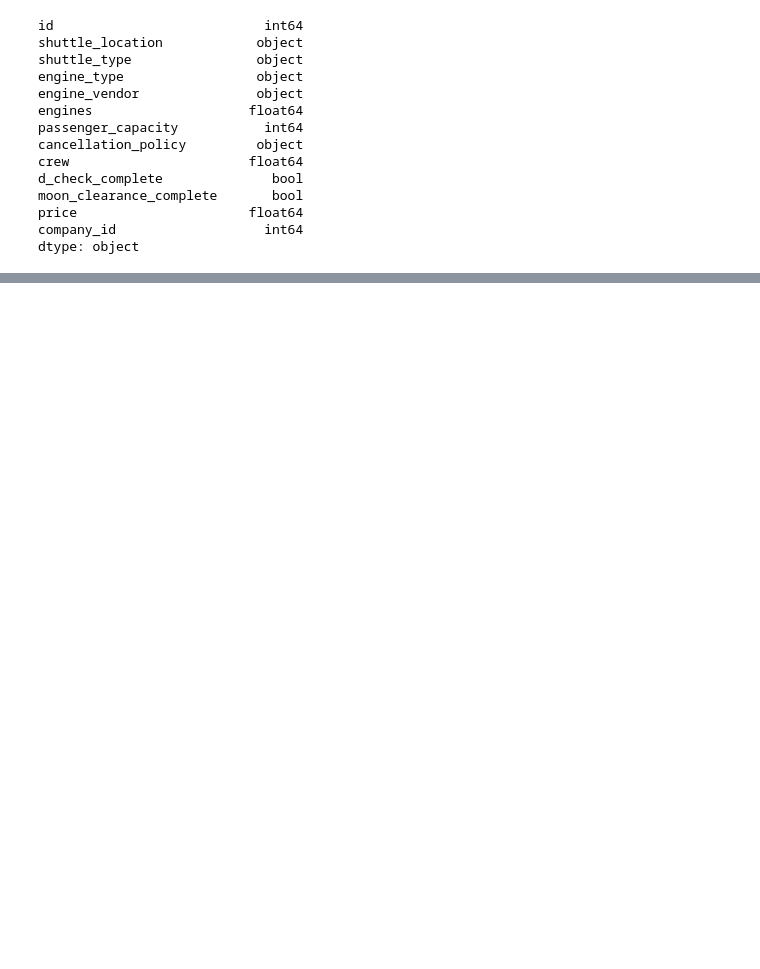
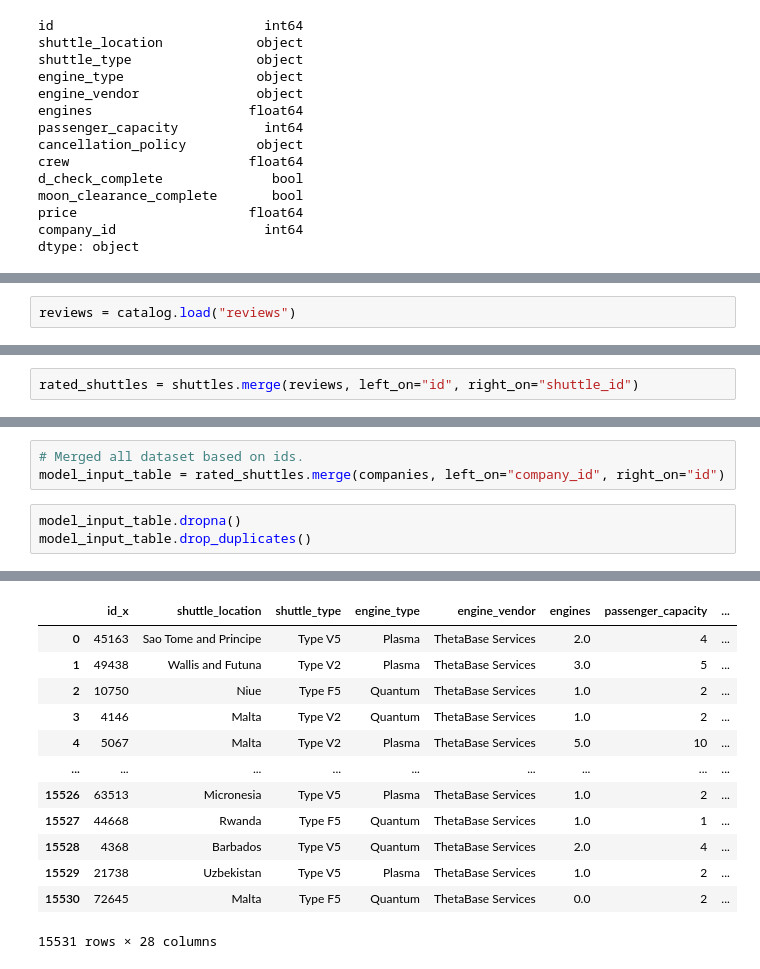
Before and after one commit to danimanabat12/kedros-tuts, a Jupyter notebook: notebooks/data-exploration.ipynb, the cells around one changed output, grey strips where cells are left out. Saved outputs shown, nothing was run; the diff lists cells and outputs as text; blank space fills up the shorter version.

```diff
--- a/notebooks/data-exploration.ipynb
+++ b/notebooks/data-exploration.ipynb
@@ -82,0 +79,2 @@ shuttles.head()
+# %%
+reviews = catalog.load("reviews")
@@ -82,0 +83,2 @@ shuttles.head()
+# %%
+rated_shuttles = shuttles.merge(reviews, left_on="id", right_on="shuttle_id")
@@ -82,0 +95,7 @@ shuttles.head()
+# %%
+# Merged all dataset based on ids.
+model_input_table = rated_shuttles.merge(companies, left_on="company_id", right_on="id")
+# %%
+model_input_table.dropna()
+model_input_table.drop_duplicates()
+# %% [output]
@@ -82,0 +103,13 @@ shuttles.head()
+|  | id_x | shuttle_location | shuttle_type | engine_type | engine_vendor | engines | passenger_capacity | ... |
+| 0 | 45163 | Sao Tome and Principe | Type V5 | Plasma | ThetaBase Services | 2.0 | 4 | ... |
+| 1 | 49438 | Wallis and Futuna | Type V2 | Plasma | ThetaBase Services | 3.0 | 5 | ... |
+| 2 | 10750 | Niue | Type F5 | Quantum | ThetaBase Services | 1.0 | 2 | ... |
+| 3 | 4146 | Malta | Type V2 | Quantum | ThetaBase Services | 1.0 | 2 | ... |
+| 4 | 5067 | Malta | Type V2 | Plasma | ThetaBase Services | 5.0 | 10 | ... |
+| ... | ... | ... | ... | ... | ... | ... | ... | ... |
+| 15526 | 63513 | Micronesia | Type V5 | Plasma | ThetaBase Services | 1.0 | 2 | ... |
+| 15527 | 44668 | Rwanda | Type F5 | Quantum | ThetaBase Services | 1.0 | 1 | ... |
+| 15528 | 4368 | Barbados | Type V5 | Quantum | ThetaBase Services | 2.0 | 4 | ... |
+| 15529 | 21738 | Uzbekistan | Type V5 | Plasma | ThetaBase Services | 1.0 | 2 | ... |
+| 15530 | 72645 | Malta | Type F5 | Quantum | ThetaBase Services | 0.0 | 2 | ... |
+15531 rows × 28 columns
```
Also changed, not shown: parts of 9 cells of this notebook, 15 other files.
